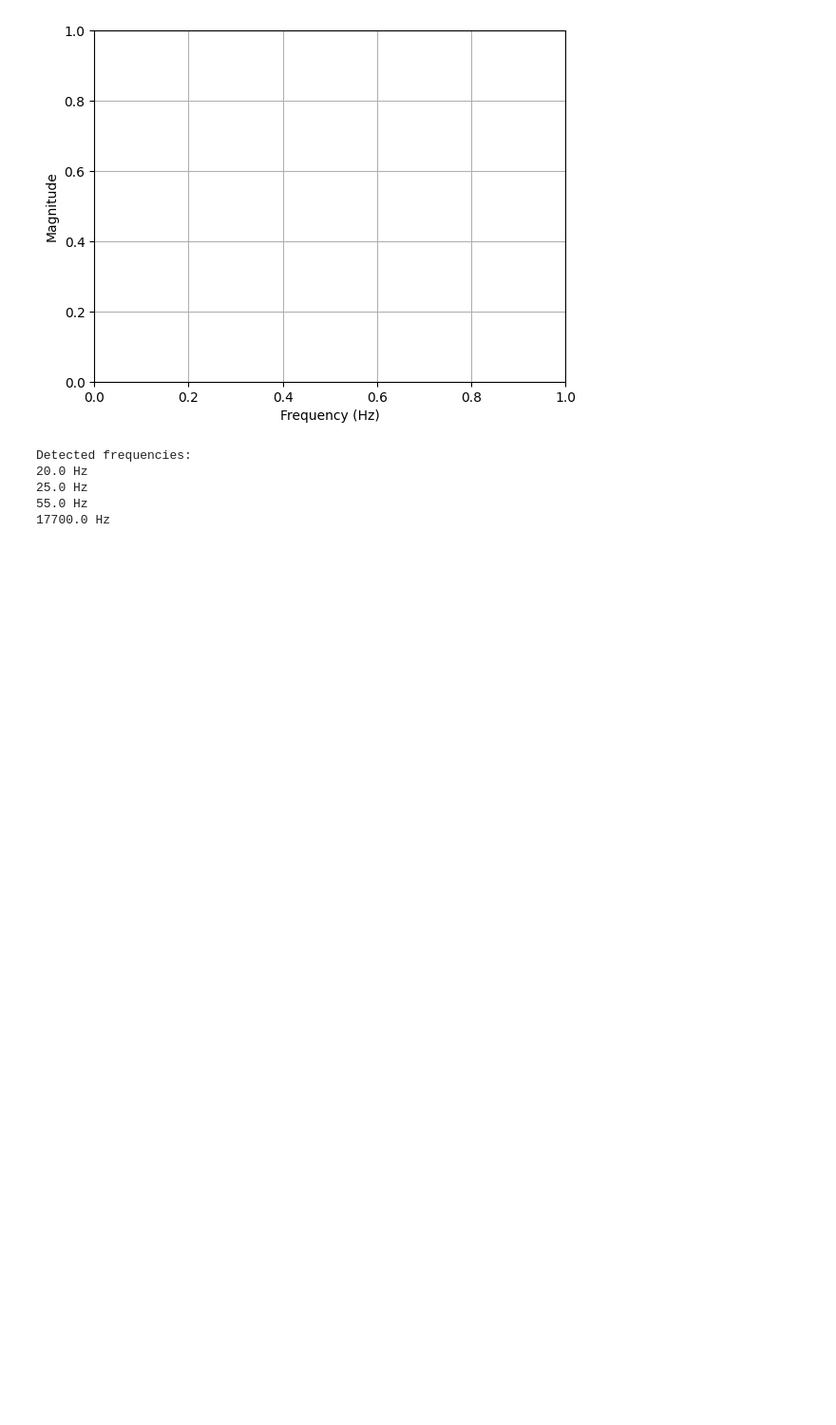
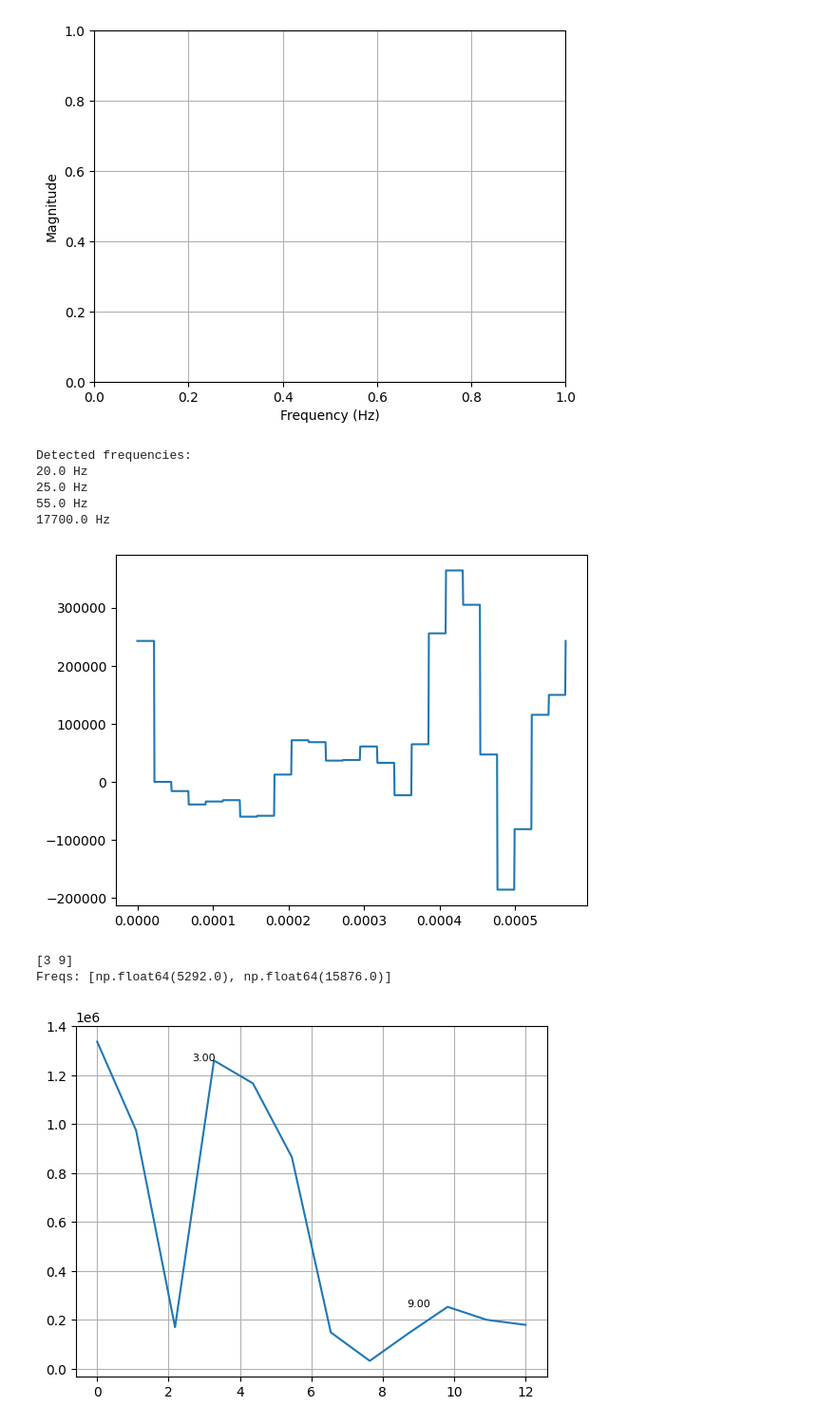
Before and after one commit to Koisu-unavailable/fourierCompressionExperiment, a Jupyter notebook: fourierExperiment.ipynb, the cells around one changed output. Shown at 95% size. Saved outputs shown, nothing was run; the diff lists cells and outputs as text; code cells hidden in the pictures; blank space fills up the shorter version.

Commit message:
Begin testing on actual signal

```diff
--- a/fourierExperiment.ipynb
+++ b/fourierExperiment.ipynb
@@ -147,3 +88,57 @@ Detected frequencies:
 25.0 Hz
 55.0 Hz
 17700.0 Hz
+# %%
+# On an actual (simple) audio signal
+from scipy.io import wavfile
+import numpy as np
+import matplotlib.pyplot as plt
+from scipy.signal import find_peaks, butter, find_peaks_cwt
+
+SAMPLE_RATE, data = wavfile.read("./input/BadApple.wav")
+data = data[:, 1]
+
+chunks = [data[i:(i + 25)] for i in range(0, len(data), 25)]
+data = chunks[0]
+
+DURATION = len(data) / SAMPLE_RATE
+SAMPLES = len(data)
+
+times = np.linspace(0, DURATION, 1000)
+
+signal_values = [data[int(time * SAMPLE_RATE)-1] for time in times]
+frequencies = np.fft.fftfreq(data.size, d=1/SAMPLE_RATE)[:data.size // 2]
+
+
+
+plt.plot(times, signal_values)
+
+plt.show()
+
+fft = np.fft.fft(data)
+fft = fft[:len(fft)//2]
+
+fft = abs(fft)
+peaks, props = find_peaks(fft )
+
+print(peaks)
+plt.plot(np.linspace(0, len(fft), len(fft)), fft)
+plt.grid(True)
+result = []
+for peak in peaks:
+    plt.text(peak, fft[peak], f'{peak:.2f}', ha='center', fontsize=8)
+    result.append(frequencies[peak])
+print(f"Freqs: {result}")
+
+def func(x):
+    return np.sin(x * 2 * np.pi * result[0]) * np.sin(x * 2 * np.pi * result[1])
+
+plt.show()
+
+plt.plot(times, func(times))
+plt.show()
+# %% [output]
+[figure, added]
+[3 9]
+Freqs: [np.float64(5292.0), np.float64(15876.0)]
+[figure, added]
```
Also changed, not shown: parts of 2 cells of this notebook, 8 other files.
